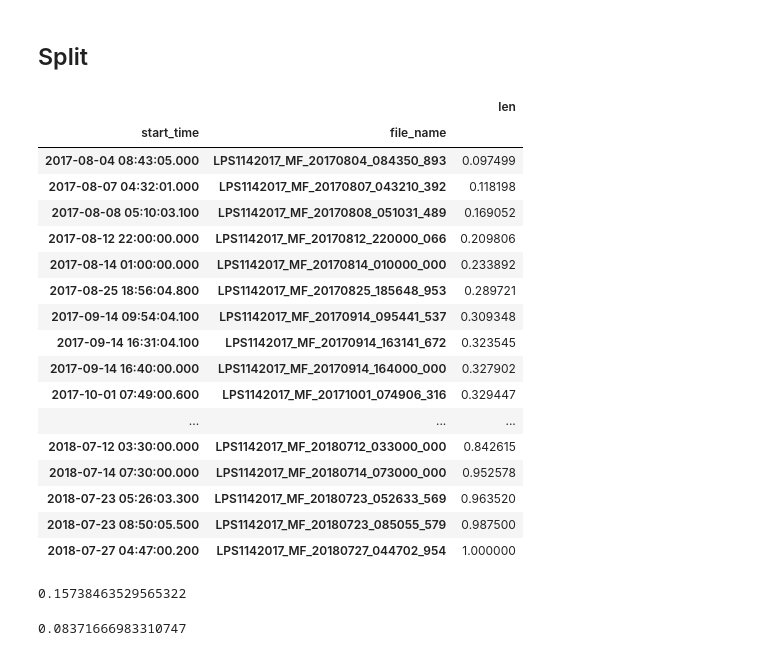
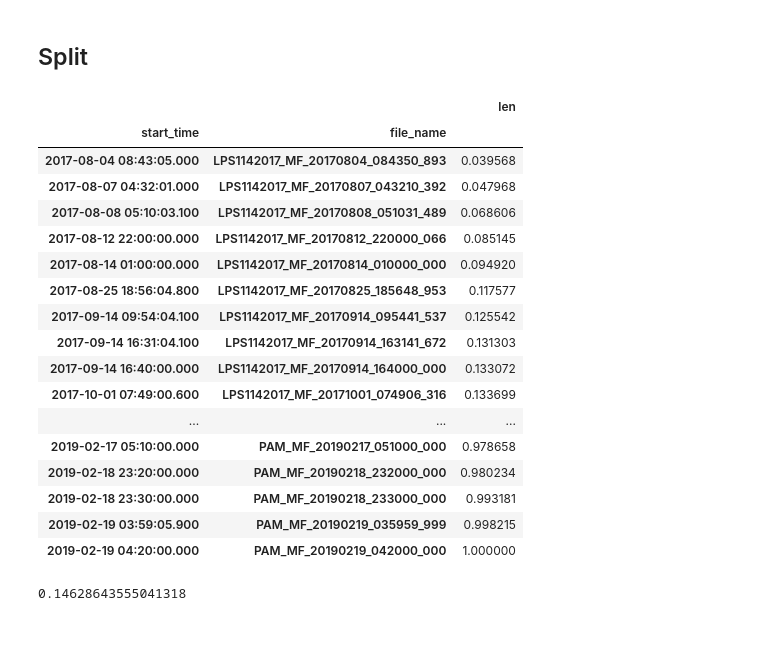
Before and after one commit to deep-voice/soundbay, a Jupyter notebook: notebooks/Brazil-Clicks.ipynb, the cells around one changed output. Cells and saved outputs as stored; diff of their text form; code cells hidden in the pictures.

Commit message:
train-val-test split
fix the split of train-val-test

```diff
--- a/notebooks/Brazil-Clicks.ipynb
+++ b/notebooks/Brazil-Clicks.ipynb
@@ -225,24 +225,25 @@ model_annot_all_df = model_annot_all_df[(model_annot_all_df['call_length'] > 0.3
 annot_w_len_df = annot_df.copy()
 annot_w_len_df['len'] = annot_w_len_df['End Time (s)'] - annot_w_len_df['Begin Time (s)']
 # %%
-annot_w_len_df[annot_w_len_df.rec_type=='LPS'][['file_name', 'start_time', 'len']].groupby(['start_time', 'file_name']).sum().sort_index().cumsum() / annot_w_len_df[annot_w_len_df.rec_type=='LPS']['len'].sum()
+annot_w_len_df[['file_name', 'start_time', 'len', 'rec_type']].groupby(
+    ['start_time', 'file_name']).sum().sort_index().cumsum() / annot_w_len_df.len.sum()
 # %% [output]
 |  |  | len |
 | start_time | file_name |  |
-| 2017-08-04 08:43:05.000 | LPS1142017_MF_20170804_084350_893 | 0.097499 |
-| 2017-08-07 04:32:01.000 | LPS1142017_MF_20170807_043210_392 | 0.118198 |
-| 2017-08-08 05:10:03.100 | LPS1142017_MF_20170808_051031_489 | 0.169052 |
-| 2017-08-12 22:00:00.000 | LPS1142017_MF_20170812_220000_066 | 0.209806 |
-| 2017-08-14 01:00:00.000 | LPS1142017_MF_20170814_010000_000 | 0.233892 |
-| 2017-08-25 18:56:04.800 | LPS1142017_MF_20170825_185648_953 | 0.289721 |
-| 2017-09-14 09:54:04.100 | LPS1142017_MF_20170914_095441_537 | 0.309348 |
-| 2017-09-14 16:31:04.100 | LPS1142017_MF_20170914_163141_672 | 0.323545 |
-| 2017-09-14 16:40:00.000 | LPS1142017_MF_20170914_164000_000 | 0.327902 |
-| 2017-10-01 07:49:00.600 | LPS1142017_MF_20171001_074906_316 | 0.329447 |
+| 2017-08-04 08:43:05.000 | LPS1142017_MF_20170804_084350_893 | 0.039568 |
+| 2017-08-07 04:32:01.000 | LPS1142017_MF_20170807_043210_392 | 0.047968 |
+| 2017-08-08 05:10:03.100 | LPS1142017_MF_20170808_051031_489 | 0.068606 |
+| 2017-08-12 22:00:00.000 | LPS1142017_MF_20170812_220000_066 | 0.085145 |
+| 2017-08-14 01:00:00.000 | LPS1142017_MF_20170814_010000_000 | 0.094920 |
+| 2017-08-25 18:56:04.800 | LPS1142017_MF_20170825_185648_953 | 0.117577 |
+| 2017-09-14 09:54:04.100 | LPS1142017_MF_20170914_095441_537 | 0.125542 |
+| 2017-09-14 16:31:04.100 | LPS1142017_MF_20170914_163141_672 | 0.131303 |
+| 2017-09-14 16:40:00.000 | LPS1142017_MF_20170914_164000_000 | 0.133072 |
+| 2017-10-01 07:49:00.600 | LPS1142017_MF_20171001_074906_316 | 0.133699 |
 | ... | ... | ... |
-| 2018-07-12 03:30:00.000 | LPS1142017_MF_20180712_033000_000 | 0.842615 |
-| 2018-07-14 07:30:00.000 | LPS1142017_MF_20180714_073000_000 | 0.952578 |
-| 2018-07-23 05:26:03.300 | LPS1142017_MF_20180723_052633_569 | 0.963520 |
-| 2018-07-23 08:50:05.500 | LPS1142017_MF_20180723_085055_579 | 0.987500 |
-| 2018-07-27 04:47:00.200 | LPS1142017_MF_20180727_044702_954 | 1.000000 |
+| 2019-02-17 05:10:00.000 | PAM_MF_20190217_051000_000 | 0.978658 |
+| 2019-02-18 23:20:00.000 | PAM_MF_20190218_232000_000 | 0.980234 |
+| 2019-02-18 23:30:00.000 | PAM_MF_20190218_233000_000 | 0.993181 |
+| 2019-02-19 03:59:05.900 | PAM_MF_20190219_035959_999 | 0.998215 |
+| 2019-02-19 04:20:00.000 | PAM_MF_20190219_042000_000 | 1.000000 |
 # %%
@@ -251,4 +256,0 @@ val_files = ['LPS1202017_MF_20171113_030719_394', 'LPS1202017_MF_20171113_023000
-# %%
-annot_w_len_df[(annot_w_len_df.rec_type=='LPS') & (annot_w_len_df.file_name.isin(test_files))]['len'].sum() / (annot_w_len_df[annot_df.rec_type=='LPS']['len'].sum())
-# %% [output]
-0.15738463529565322
@@ -255,4 +259,4 @@ annot_w_len_df[(annot_w_len_df.rec_type=='LPS') & (annot_w_len_df.file_name.isin
 # %%
-annot_w_len_df[(annot_w_len_df.rec_type=='LPS') & (annot_w_len_df.file_name.isin(val_files))]['len'].sum() / (annot_w_len_df[annot_df.rec_type=='LPS']['len'].sum())
+annot_w_len_df[annot_w_len_df.file_name.isin(val_files)]['len'].sum() / (annot_w_len_df['len'].sum())
 # %% [output]
-0.08371666983310747
+0.14628643555041318
```
Also changed, not shown: parts of 18 cells of this notebook, 5 other files.
